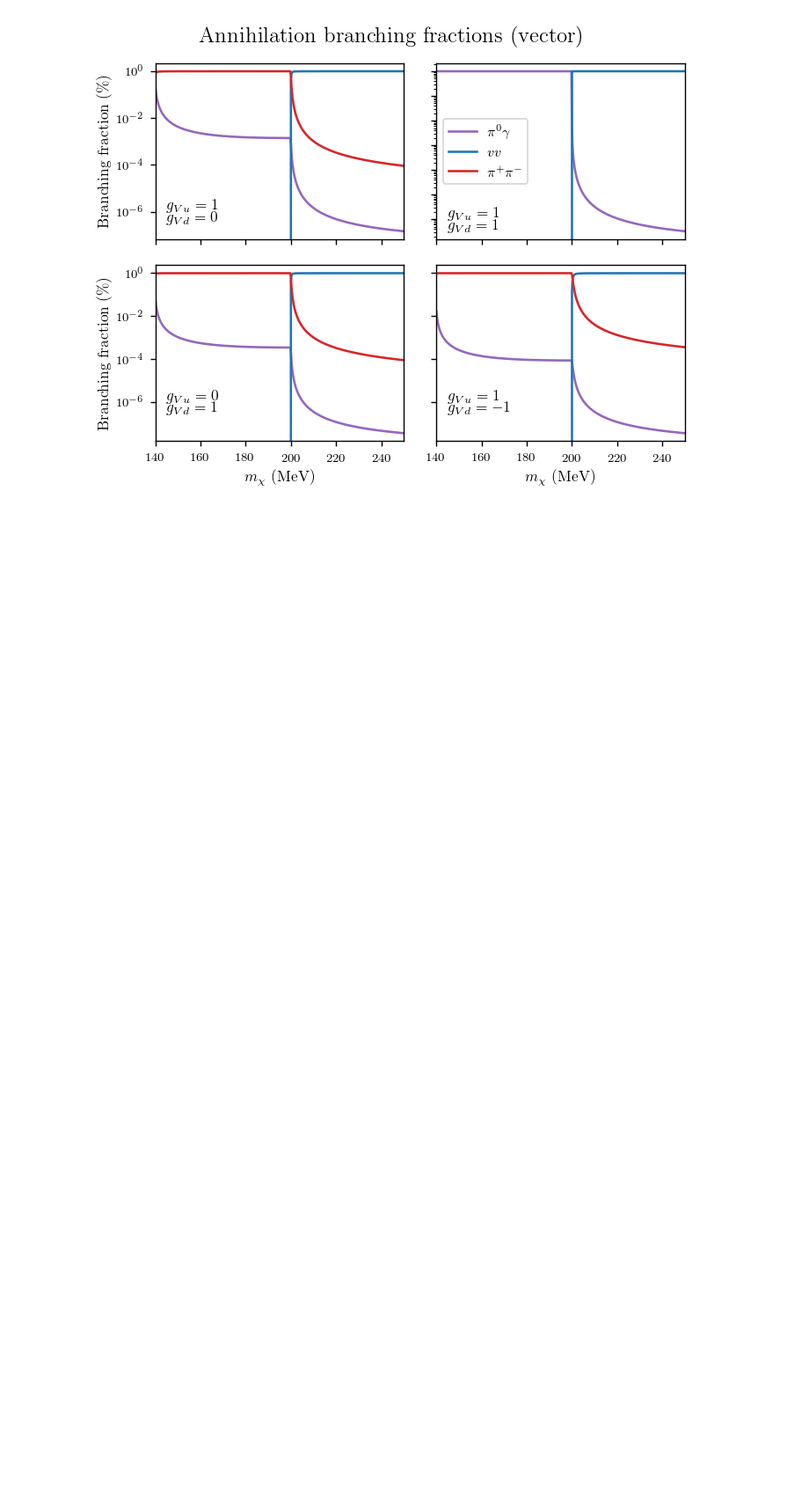
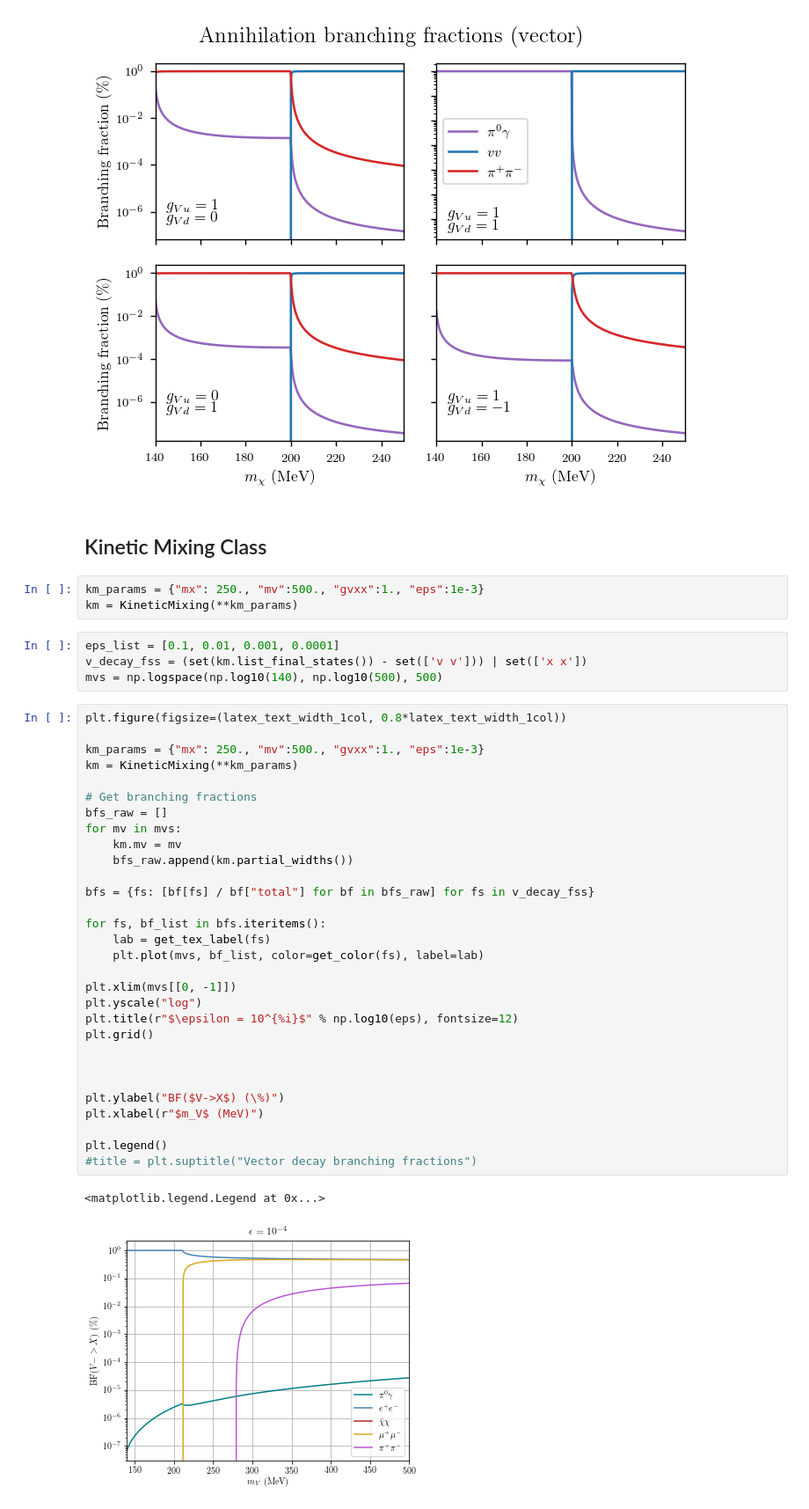
Before and after one commit to LoganAMorrison/Hazma, a Jupyter notebook: tutorials/vector_mediator_branching_fractions.ipynb, the cells around one changed output. Shown at 88% size. Cells and saved outputs as stored; diff of their text form; blank space fills up the shorter version.

```diff
--- a/tutorials/vector_mediator_branching_fractions.ipynb
+++ b/tutorials/vector_mediator_branching_fractions.ipynb
@@ -346,3 +346,45 @@ plt.tight_layout(rect=[0, 0.03, 1, 0.95])
 plt.savefig("figures/vector_branching_fractions_quark_couplings_only.pdf")
 # %% [output]
 [figure]
+# %% [markdown]
+## Kinetic Mixing Class
+# %%
+km_params = {"mx": 250., "mv":500., "gvxx":1., "eps":1e-3}
+km = KineticMixing(**km_params)
+# %%
+eps_list = [0.1, 0.01, 0.001, 0.0001]
+v_decay_fss = (set(km.list_final_states()) - set(['v v'])) | set(['x x'])
+mvs = np.logspace(np.log10(140), np.log10(500), 500)
+# %%
+plt.figure(figsize=(latex_text_width_1col, 0.8*latex_text_width_1col))
+
+km_params = {"mx": 250., "mv":500., "gvxx":1., "eps":1e-3}
+km = KineticMixing(**km_params)
+
+# Get branching fractions
+bfs_raw = []
+for mv in mvs:
+    km.mv = mv
+    bfs_raw.append(km.partial_widths())
+
+bfs = {fs: [bf[fs] / bf["total"] for bf in bfs_raw] for fs in v_decay_fss}
+
+for fs, bf_list in bfs.iteritems():
+    lab = get_tex_label(fs)
+    plt.plot(mvs, bf_list, color=get_color(fs), label=lab)
+
+plt.xlim(mvs[[0, -1]])
+plt.yscale("log")
+plt.title(r"$\epsilon = 10^{%i}$" % np.log10(eps), fontsize=12)
+plt.grid()
+
+
+
+plt.ylabel("BF($V->X$) (\%)")
+plt.xlabel(r"$m_V$ (MeV)")
+
+plt.legend()
+#title = plt.suptitle("Vector decay branching fractions")
+# %% [output]
+<matplotlib.legend.Legend at 0x...>
+[figure, added]
```
Also changed, not shown: parts of 1 cell of this notebook, 1 other file.
